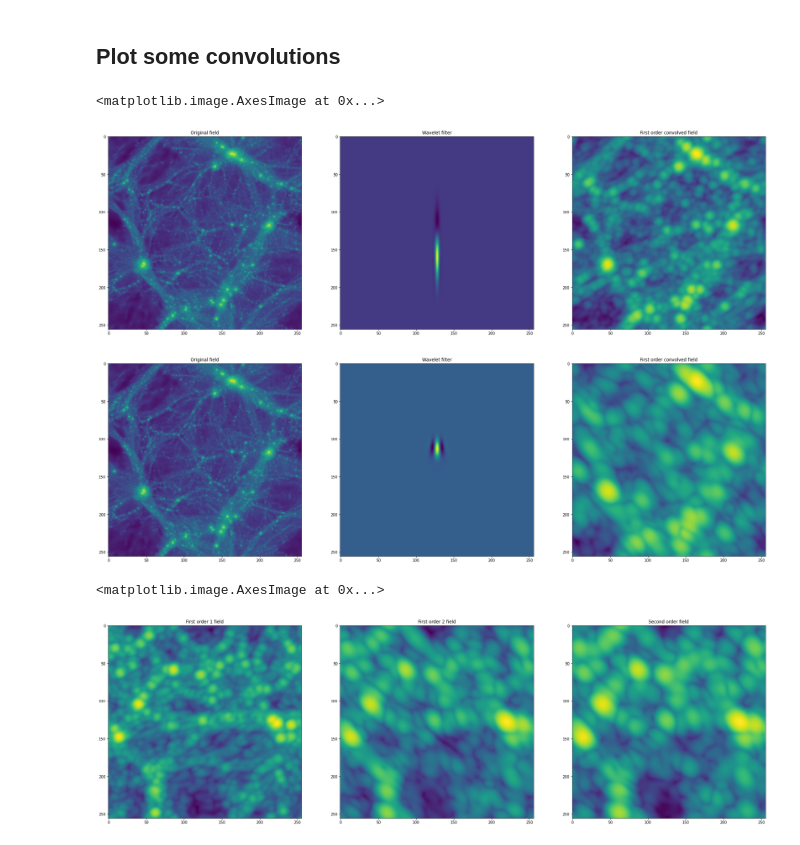
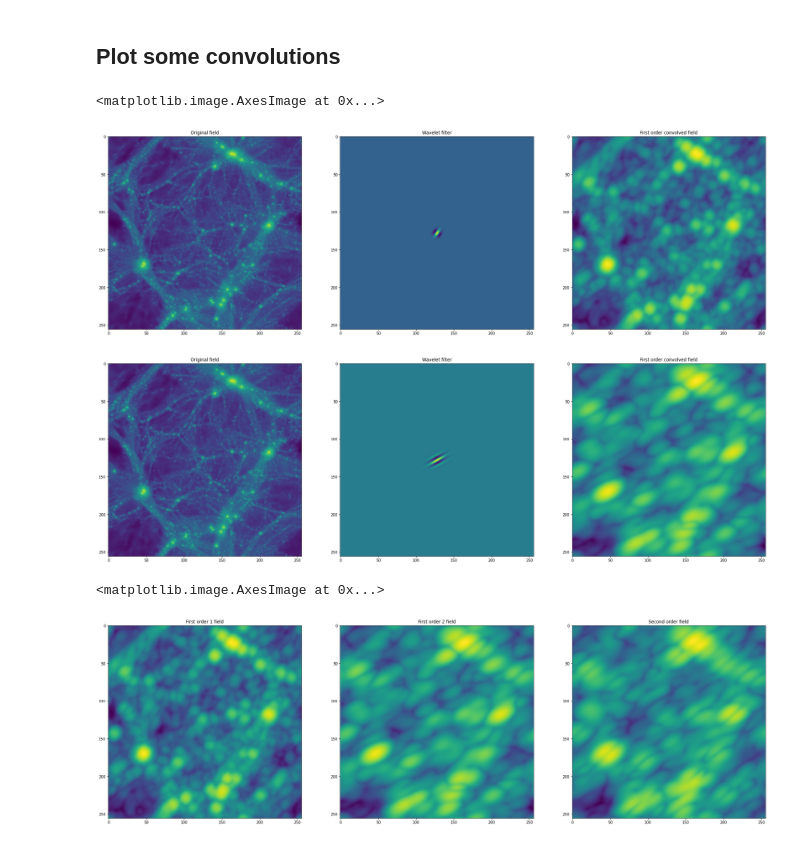
Before and after one commit to Chris-Pedersen/LearnableWavelets, a Jupyter notebook: playground/scattering_conv_playground.ipynb, the cells around one changed output. Saved outputs shown, nothing was run; the diff lists cells and outputs as text; code cells hidden in the pictures.

Commit message:
Fixed bug plotting the wrong tensor manipulations when visualising filters

```diff
--- a/playground/scattering_conv_playground.ipynb
+++ b/playground/scattering_conv_playground.ipynb
@@ -148,36 +148,36 @@ out=scattering2d_learn(torch.tensor(maps), scatteringBase.scattering.pad, scatte
 # %% [markdown]
 ## Plot some convolutions
 # %%
-filter_1=11
-filter_2=9
+filter_1=2
+filter_2=5
 order2_index=17+filter_1*16+filter_2
 
 cdm_map_num=7 # between 0 and 10
 # %%
 plt.figure(figsize=(32,22))
 plt.subplot(1, 3, 1)
 plt.title("Original field")
 plt.imshow(np.log10(maps[cdm_map_num]))
 plt.subplot(1, 3, 2)
 plt.title("Wavelet filter")
-plt.imshow(np.fft.fftshift(np.fft.ifft2(scatteringBase.scattering.psi[filter_1][0])).real)
+plt.imshow(np.fft.fftshift(np.fft.ifft2(scatteringBase.scattering.psi[filter_1][0].squeeze().cpu().detach().numpy())).real)
 plt.subplot(1, 3, 3)
 plt.title("First order convolved field")
 plt.imshow(np.log10(out[cdm_map_num][filter_1+1]))
 plt.figure(figsize=(32,22))
 plt.subplot(1, 3, 1)
 plt.title("Original field")
 plt.imshow(np.log10(maps[cdm_map_num]))
 plt.subplot(1, 3, 2)
 plt.title("Wavelet filter")
-plt.imshow(np.fft.fftshift(np.fft.ifft2(scatteringBase.scattering.psi[filter_2][0])).real)
+plt.imshow(np.fft.fftshift(np.fft.ifft2(scatteringBase.scattering.psi[filter_2][0].squeeze().cpu().detach().numpy())).real)
 plt.subplot(1, 3, 3)
 plt.title("First order convolved field")
 plt.imshow(np.log10(out[cdm_map_num][filter_2+1]))
 # %% [output]
 <matplotlib.image.AxesImage at 0x...>
-[figure, old version]
+[figure, new version]
-[figure, old version]
+[figure, new version]
 # %%
 plt.figure(figsize=(32,22))
 plt.subplot(1, 3, 1)
@@ -191,4 +191,4 @@ plt.title("Second order field")
 plt.imshow(np.log10(out[cdm_map_num][order2_index]))
 # %% [output]
 <matplotlib.image.AxesImage at 0x...>
-[figure, old version]
+[figure, new version]
```
Also changed, not shown: parts of 2 cells of this notebook.
